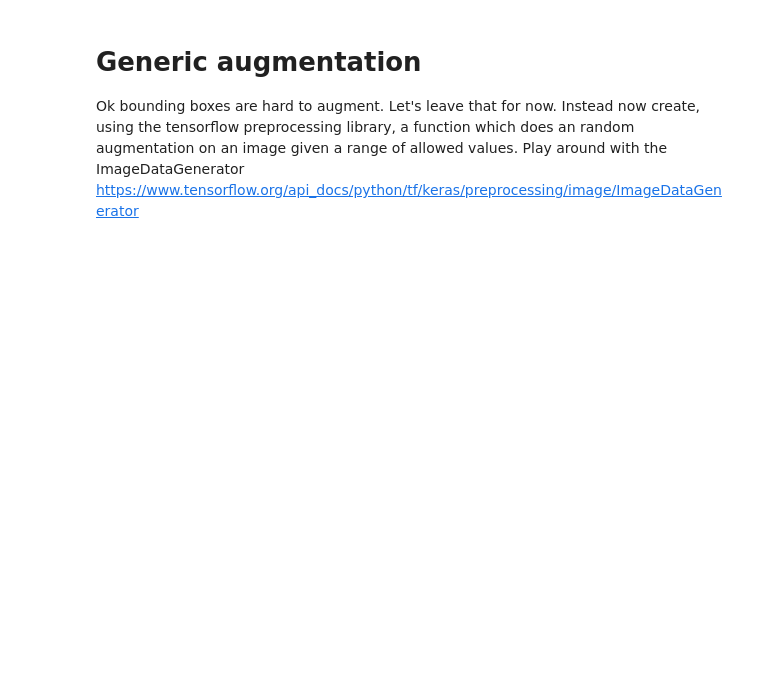
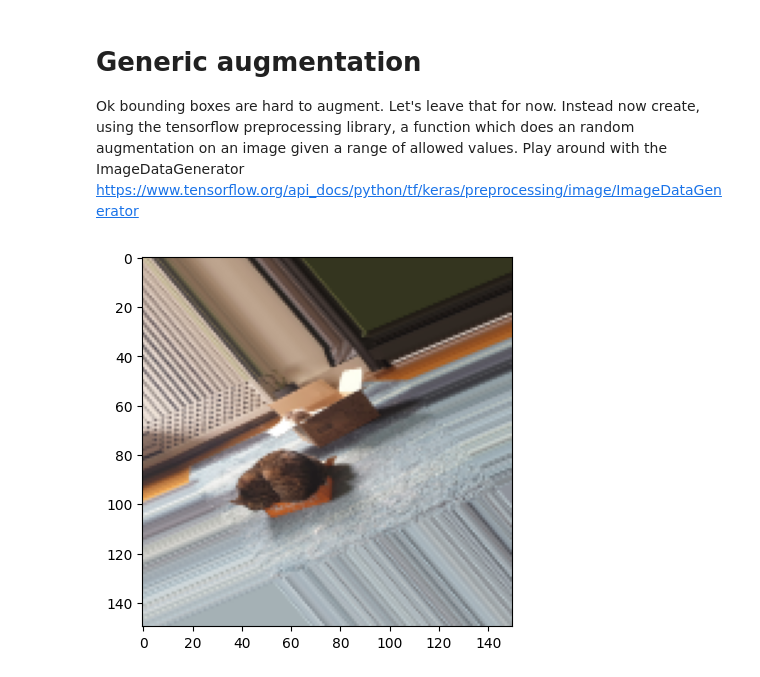
Before and after one commit to Danneftw1/Deep-Learning, a Jupyter notebook: notebooks/vecka 3/Data augmentation exercise.ipynb, the cells around one changed output. Drawn from its saved outputs; the diff is of its cells as text; code cells hidden in the pictures; blank space fills up the shorter version.

Commit message:
finished data augmentation

```diff
--- a/notebooks/vecka 3/Data augmentation exercise.ipynb
+++ b/notebooks/vecka 3/Data augmentation exercise.ipynb
@@ -178,20 +185,43 @@ Ok bounding boxes are hard to augment. Let's leave that for now. Instead now cre
 Play around with the ImageDataGenerator https://www.tensorflow.org/api_docs/python/tf/keras/preprocessing/image/ImageDataGenerator
 # %%
 from tensorflow.keras.preprocessing.image import ImageDataGenerator, img_to_array
+import random
 
-datagen = ImageDataGenerator(
-    # Fill in your parameters here
-)
+def augment_image():
+    random_true_false = random.choice([True, False])
+    random_rotation = random.randint(0, 40)
+    channel_shift = random.randint(0, 10)
+    random_zoom = random.randint(0, 2)
 
-# Convert the image to a numpy array and add a batch dimension
-image_array = img_to_array(image)  # Convert to numpy array
-image_array = image_array[tf.newaxis, ...]  # Add the batch dimension
+    datagen = ImageDataGenerator(
+        samplewise_center=random_true_false, # inte säker på vad det ändrar i bilden
+        samplewise_std_normalization=random_true_false, # gör bilden vit, svart, blå
+        rotation_range=random_rotation, #Roterar bilden
+        width_shift_range=random_rotation, # shiftar bilden upp och ner samt lämnar pixlar på data som inte existerar i bilden
+        height_shift_range=random_rotation, # Samma som ovan fast höger och vänster
+        brightness_range=None, # tuple där andra siffran: Högre = brighter (1, 50)
+        shear_range=0.0, # 1-40 warpar bilden (lite randomly)
+        zoom_range=random_zoom, # 1-4 (zoomar på typ random sätt nästan?)
+        channel_shift_range=channel_shift, # mörkar bilden (1-100)
+        fill_mode='nearest', #constant, nearest, reflect, wrap
+        horizontal_flip=random_true_false,
+        vertical_flip=random_true_false,
+        validation_split=0.1,
+    )
 
-# Apply the transformation.
-iterator = datagen.flow(image_array, batch_size=1)
-transformed_image = next(iterator)
+    # Convert the image to a numpy array and add a batch dimension
+    image_array = img_to_array(image)  # Convert to numpy array
+    image_array = image_array[tf.newaxis, ...]  # Add the batch dimension
 
-# plot the image
-fig, ax = plt.subplots(1)
-ax.imshow(tf.cast(transformed_image[0], tf.uint8))  # Indexing at 0 to get the first image in the batch
-plt.show()
+    # Apply the transformation.
+    iterator = datagen.flow(image_array, batch_size=1)
+    transformed_image = next(iterator)
+
+    # plot the image
+    fig, ax = plt.subplots(1)
+    ax.imshow(tf.cast(transformed_image[0], tf.uint8))  # Indexing at 0 to get the first image in the batch
+    return plt.show()
+
+augment_image()
+# %% [output]
+[figure, added]
```
Also changed, not shown: parts of 4 cells of this notebook.
